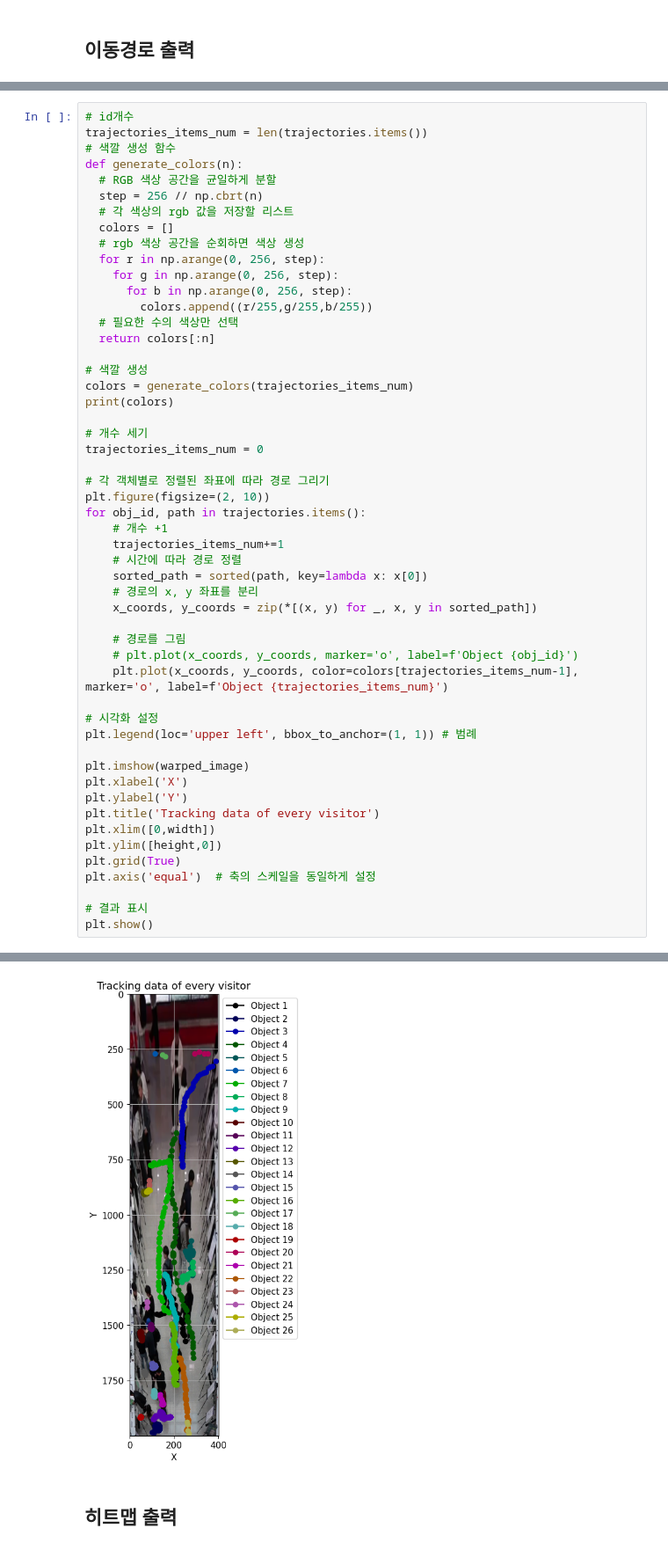
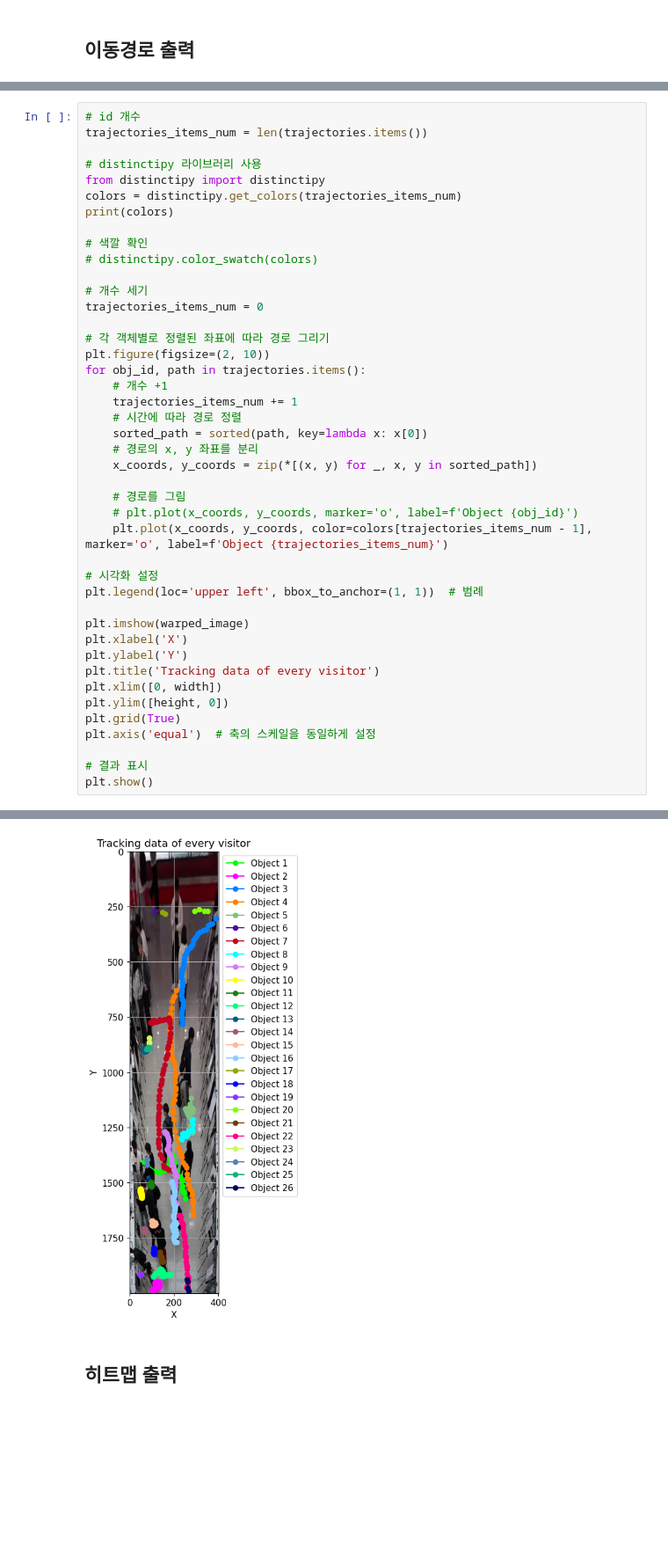
Before and after one commit to DOWON-SEO/odyssey-ai, a Jupyter notebook: 색깔추가.ipynb, the cells around one changed output, grey strips where cells are left out. Shown at 88% size. Drawn from its saved outputs; the diff is of its cells as text; blank space fills up the shorter version.

```diff
--- a/색깔추가.ipynb
+++ b/색깔추가.ipynb
@@ -365,23 +371,14 @@ for frame_coords in filtered_each_coord:
 # %%
-# id개수
+# id 개수
 trajectories_items_num = len(trajectories.items())
-# 색깔 생성 함수
-def generate_colors(n):
-  # RGB 색상 공간을 균일하게 분할
-  step = 256 // np.cbrt(n)
-  # 각 색상의 rgb 값을 저장할 리스트
-  colors = []
-  # rgb 색상 공간을 순회하면 색상 생성
-  for r in np.arange(0, 256, step):
-    for g in np.arange(0, 256, step):
-      for b in np.arange(0, 256, step):
-        colors.append((r/255,g/255,b/255))
-  # 필요한 수의 색상만 선택
-  return colors[:n]
 
-# 색깔 생성
-colors = generate_colors(trajectories_items_num)
+# distinctipy 라이브러리 사용
+from distinctipy import distinctipy
+colors = distinctipy.get_colors(trajectories_items_num)
 print(colors)
+
+# 색깔 확인
+# distinctipy.color_swatch(colors)
 
 # 개수 세기
 trajectories_items_num = 0
@@ -390,7 +387,7 @@ trajectories_items_num = 0
 plt.figure(figsize=(2, 10))
 for obj_id, path in trajectories.items():
     # 개수 +1
-    trajectories_items_num+=1
+    trajectories_items_num += 1
     # 시간에 따라 경로 정렬
     sorted_path = sorted(path, key=lambda x: x[0])
     # 경로의 x, y 좌표를 분리
@@ -398,17 +395,17 @@ for obj_id, path in trajectories.items():
 
     # 경로를 그림
     # plt.plot(x_coords, y_coords, marker='o', label=f'Object {obj_id}')
-    plt.plot(x_coords, y_coords, color=colors[trajectories_items_num-1], marker='o', label=f'Object {trajectories_items_num}')
+    plt.plot(x_coords, y_coords, color=colors[trajectories_items_num - 1], marker='o', label=f'Object {trajectories_items_num}')
 
 # 시각화 설정
-plt.legend(loc='upper left', bbox_to_anchor=(1, 1)) # 범례
+plt.legend(loc='upper left', bbox_to_anchor=(1, 1))  # 범례
 
 plt.imshow(warped_image)
 plt.xlabel('X')
 plt.ylabel('Y')
 plt.title('Tracking data of every visitor')
-plt.xlim([0,width])
-plt.ylim([height,0])
+plt.xlim([0, width])
+plt.ylim([height, 0])
 plt.grid(True)
 plt.axis('equal')  # 축의 스케일을 동일하게 설정
 
@@ -419,4 +416,4 @@ plt.show()
-[figure, old version]
+[figure, new version]
 # %% [markdown]
 ## 히트맵 출력
 # %% [markdown]
```
Also changed, not shown: parts of 8 cells of this notebook.
